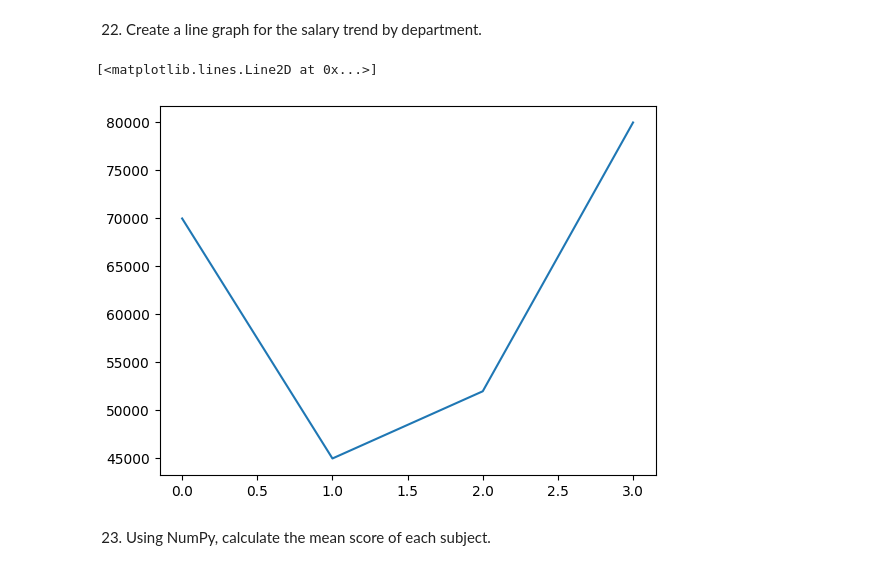
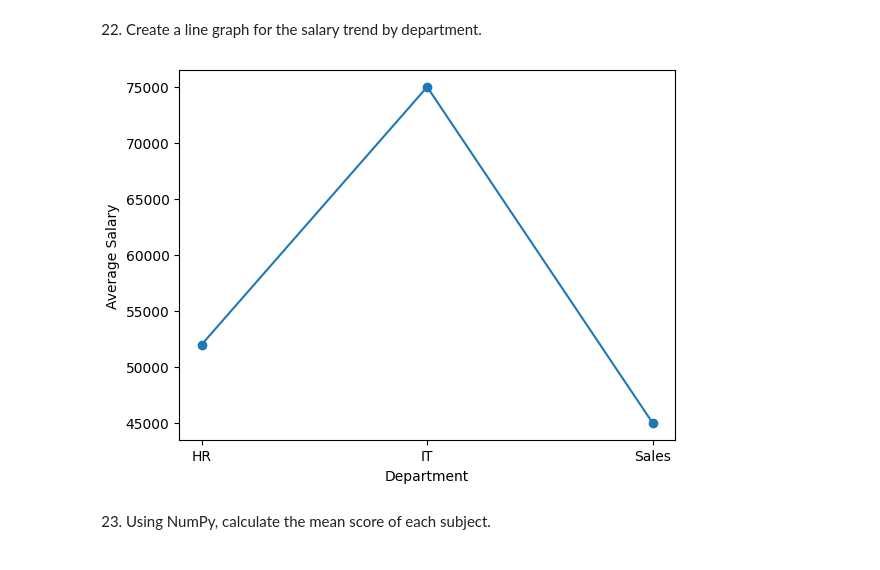
Before and after one commit to gadwal4201/CRT-2025, a Jupyter notebook: Test_28_03_2025.ipynb, the cells around one changed output. Drawn from its saved outputs; the diff is of its cells as text; code cells hidden in the pictures.

```diff
--- a/Test_28_03_2025.ipynb
+++ b/Test_28_03_2025.ipynb
@@ -72,11 +80,16 @@ df1[df1['Salary\n50000']>60000]
 | 3 | Eve | 40 | IT | 80000 | NaN |
 # %% [markdown]
 22.  Create a line graph for the salary trend by department.
-# %%
-plt.plot(df1['Salary\n50000'])
-# %% [output]
-[<matplotlib.lines.Line2D at 0x...>]
-[figure, removed]
+# %%
+D_Salary = df1.groupby('Department\nHR')['Salary\n50000'].mean()
+plt.plot(D_Salary, marker='o', linestyle='-')
+
+plt.xlabel("Department")
+plt.ylabel("Average Salary")
+
+plt.show()
+# %% [output]
+[figure, added]
 # %% [markdown]
 23. Using NumPy, calculate the mean score of each subject.
 # %%
```
Also changed, not shown: parts of 14 cells of this notebook.
